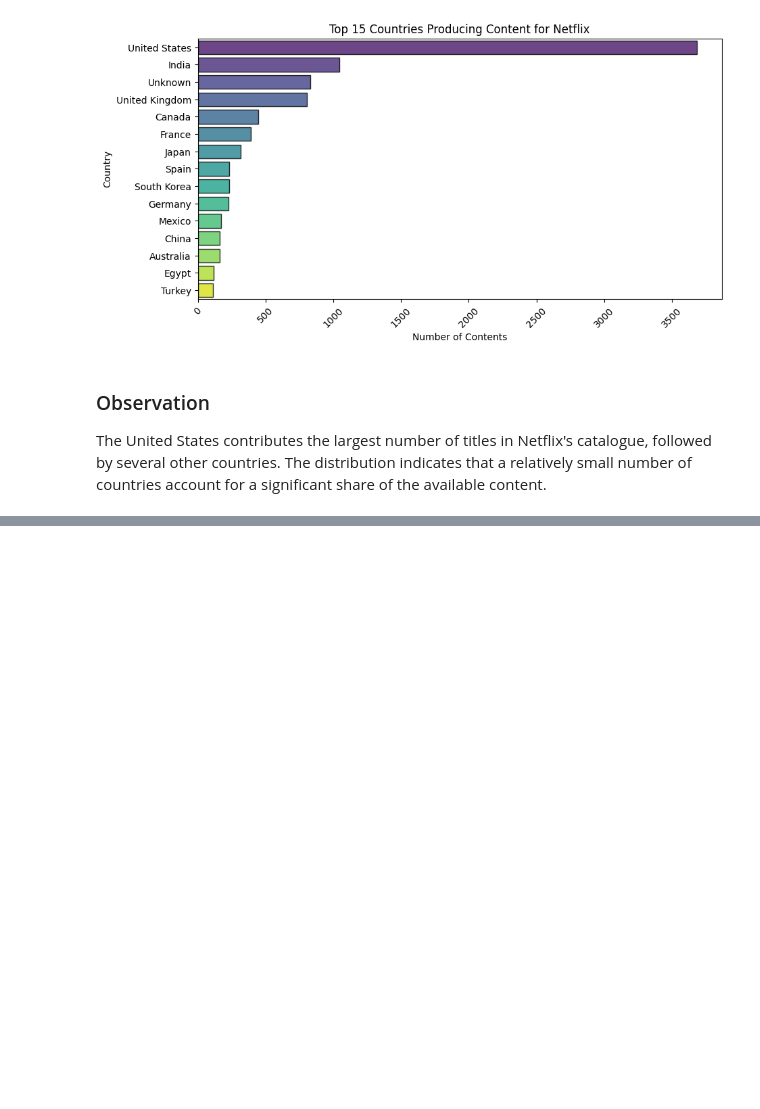
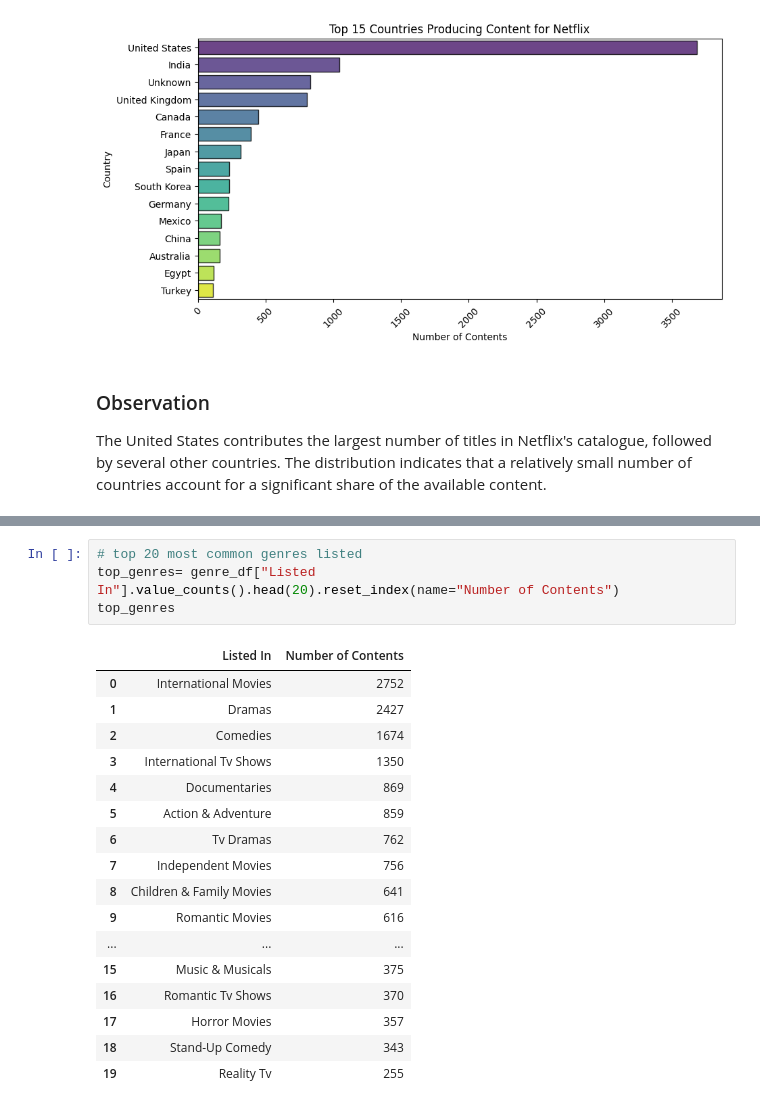
Before and after one commit to mertechcloud/Netflix-Content-Analytics, a Jupyter notebook: Notebooks/03_exploratory_data_analysis.ipynb, the cells around one changed output, grey strips where cells are left out. Cells and saved outputs as stored; diff of their text form; blank space fills up the shorter version.

```diff
--- a/Notebooks/03_exploratory_data_analysis.ipynb
+++ b/Notebooks/03_exploratory_data_analysis.ipynb
@@ -236,0 +300,22 @@ The United States contributes the largest number of titles in Netflix's catalogu
+# %%
+# top 20 most common genres listed
+top_genres= genre_df["Listed In"].value_counts().head(20).reset_index(name="Number of Contents")
+top_genres
+# %% [output]
+|  | Listed In | Number of Contents |
+| 0 | International Movies | 2752 |
+| 1 | Dramas | 2427 |
+| 2 | Comedies | 1674 |
+| 3 | International Tv Shows | 1350 |
+| 4 | Documentaries | 869 |
+| 5 | Action & Adventure | 859 |
+| 6 | Tv Dramas | 762 |
+| 7 | Independent Movies | 756 |
+| 8 | Children & Family Movies | 641 |
+| 9 | Romantic Movies | 616 |
+| ... | ... | ... |
+| 15 | Music & Musicals | 375 |
+| 16 | Romantic Tv Shows | 370 |
+| 17 | Horror Movies | 357 |
+| 18 | Stand-Up Comedy | 343 |
+| 19 | Reality Tv | 255 |
```
Also changed, not shown: parts of 8 cells of this notebook, 1 other file.
